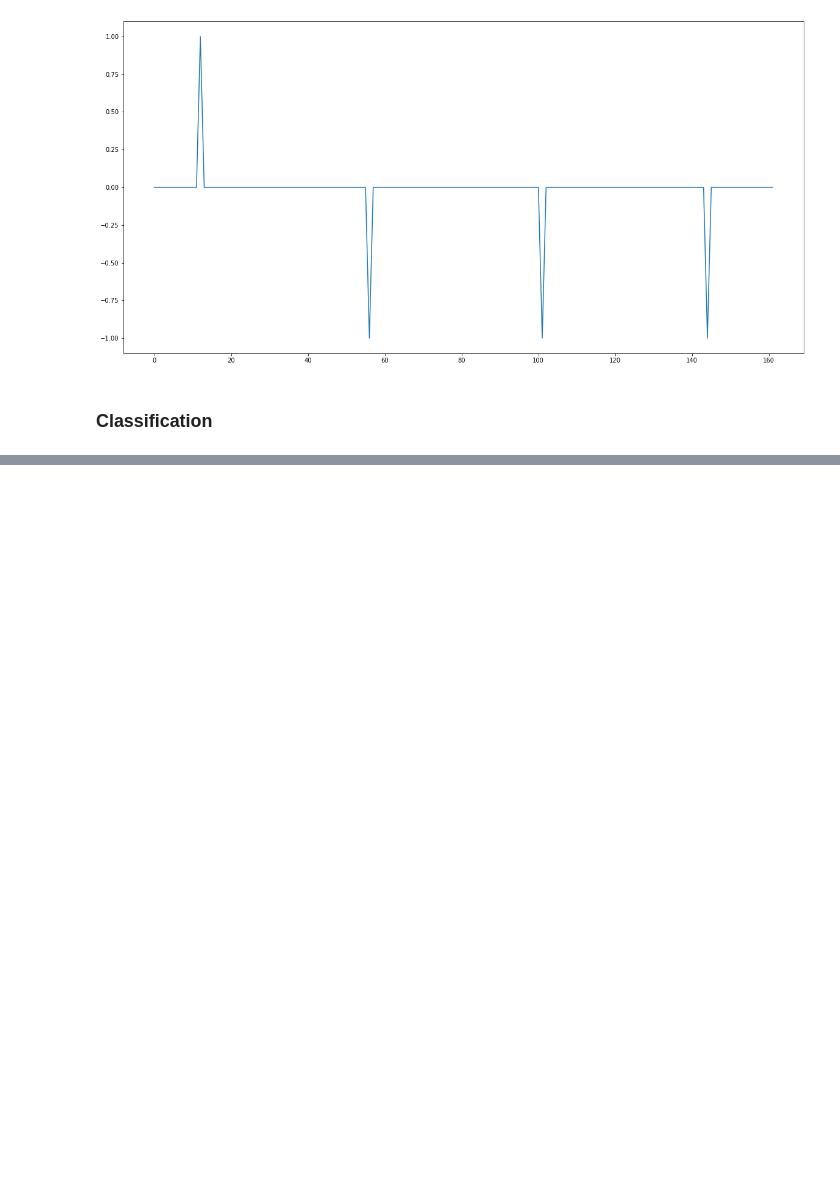
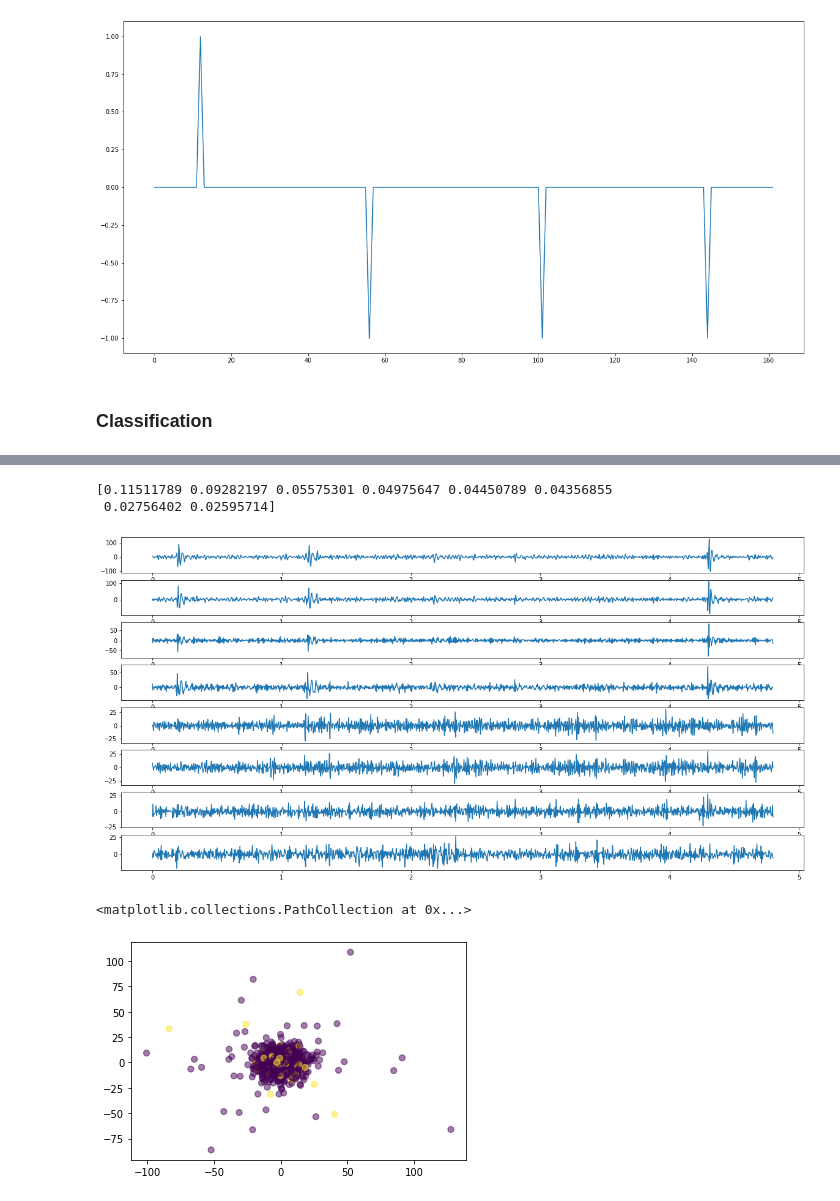
Before and after one commit to esbenkc/P300-Tweaks, a Jupyter notebook: src/jpy-eda-malyshev.ipynb, the cells around one changed output, grey strips where cells are left out. Cells and saved outputs as stored; diff of their text form; code cells hidden in the pictures; blank space fills up the shorter version.

```diff
--- a/src/jpy-eda-malyshev.ipynb
+++ b/src/jpy-eda-malyshev.ipynb
@@ -126,0 +151,13 @@ plt.show()
+# %%
+pca = PCA(n_components=8)
+X_flat = X.reshape((X.shape[0],-1))
+transformed = pca.fit_transform(X_flat)
+print(pca.explained_variance_ratio_)
+plot_signal(transformed, True)
+plt.scatter(transformed[:,0], transformed[:,1],alpha=0.5, c=y)
+# %% [output]
+[0.11511789 0.09282197 0.05575301 0.04975647 0.04450789 0.04356855
+ 0.02756402 0.02595714]
+[figure, added]
+<matplotlib.collections.PathCollection at 0x...>
+[figure, added]
```
Also changed, not shown: parts of 10 cells of this notebook.
